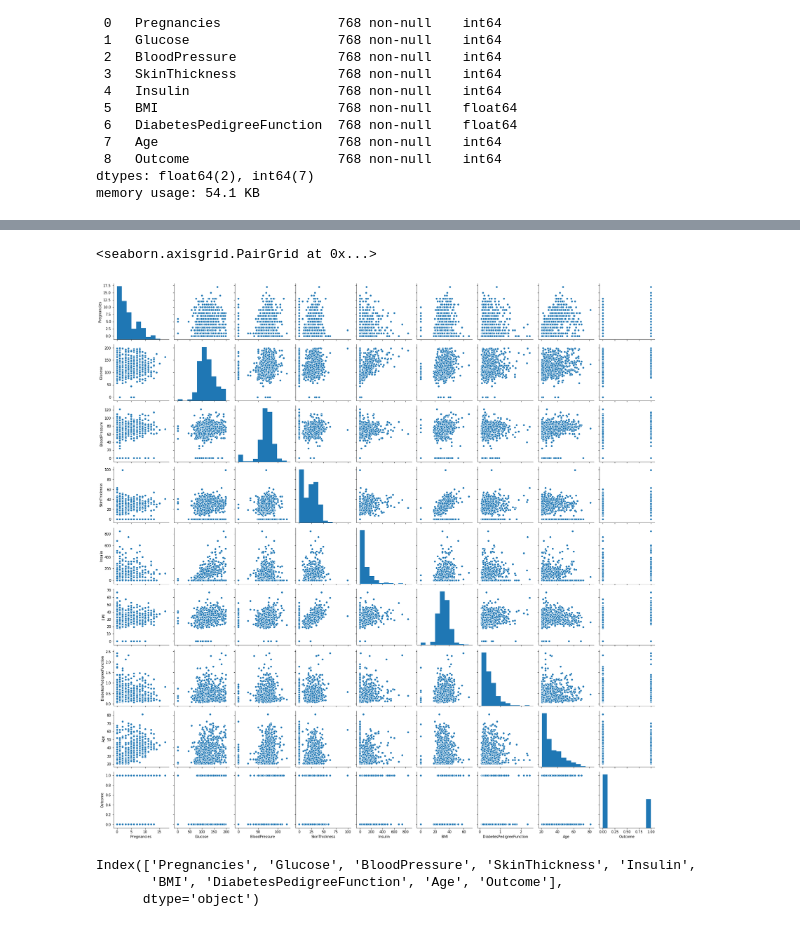
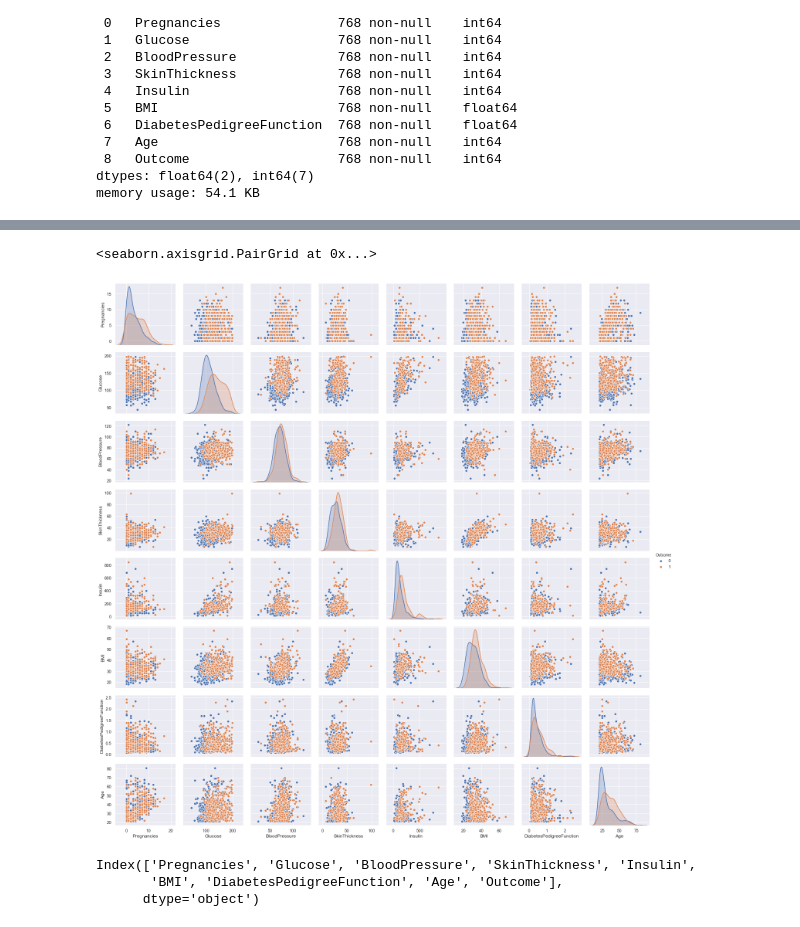
Before and after one commit to hiteshahuja23/Diabetes-Prediction, a Jupyter notebook: Model Building.ipynb, the cells around one changed output, grey strips where cells are left out. Drawn from its saved outputs; the diff is of its cells as text; code cells hidden in the pictures.

```diff
--- a/Model Building.ipynb
+++ b/Model Building.ipynb
@@ -71,10 +73,10 @@ df.describe()
 # %%
 #lets have a look at how the data is distributed
 
-sns.pairplot(df)
+sns.pairplot(df,hue='Outcome')
 # %% [output]
 <seaborn.axisgrid.PairGrid at 0x...>
-[figure, old version]
+[figure, new version]
 # %%
 df.columns
 # %% [output]
```
Also changed, not shown: parts of 31 cells of this notebook, 3 other files.
